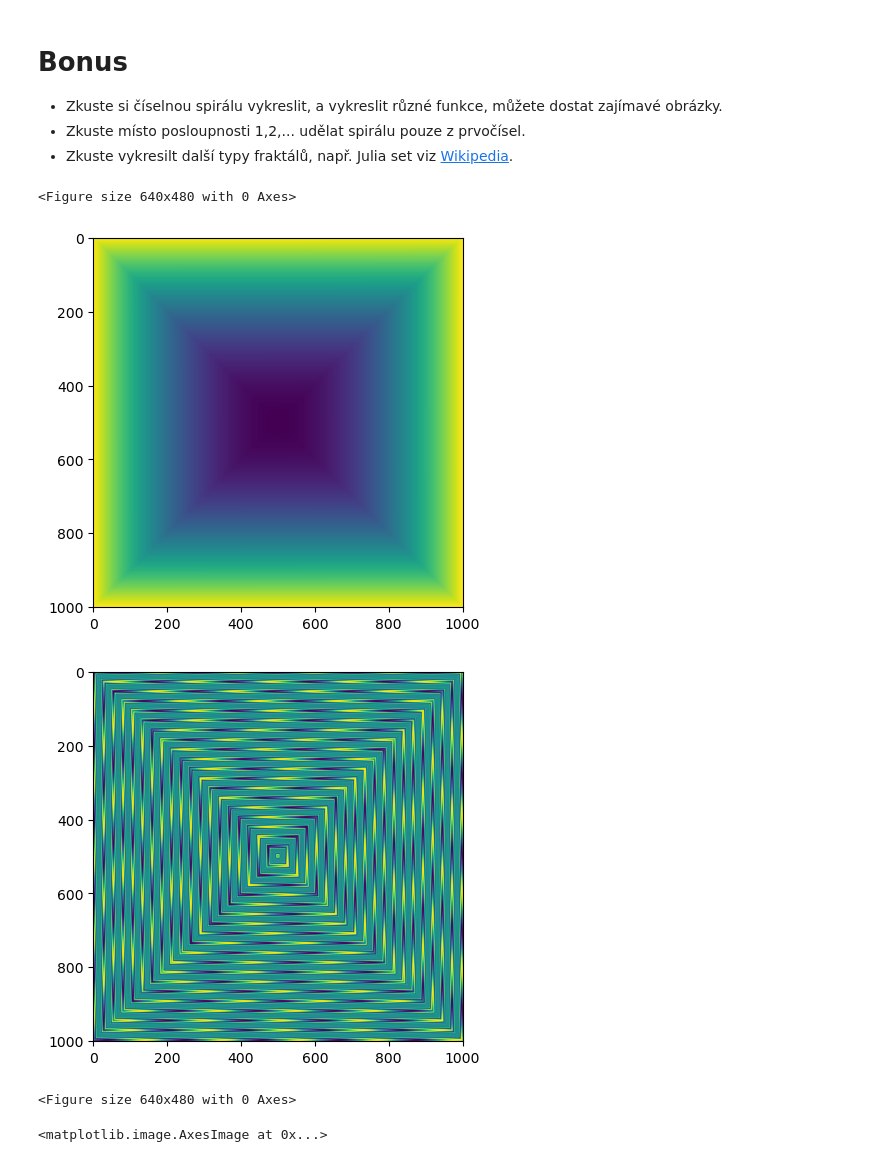
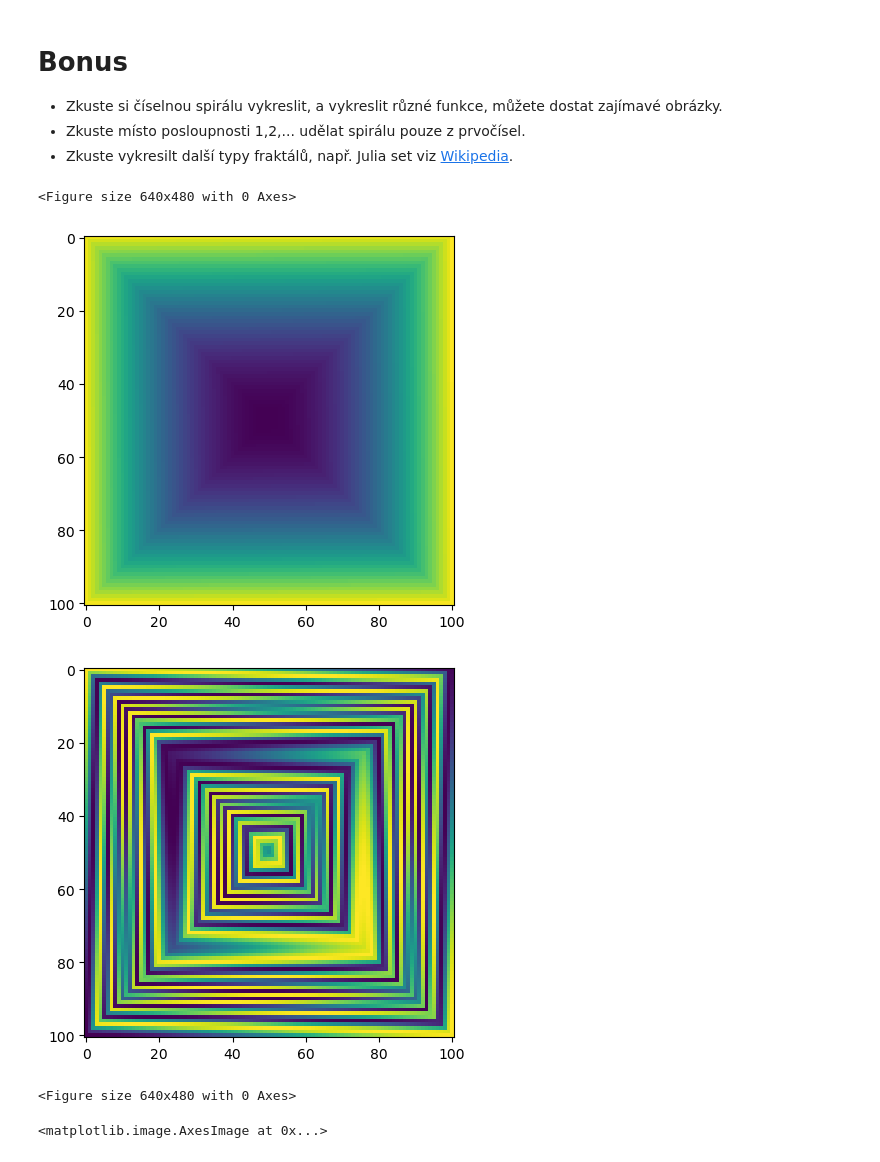
Before and after one commit to JonasKoziorek/VVP-koz0325, a Jupyter notebook: 03_ukoly.ipynb, the cells around one changed output. Drawn from its saved outputs; the diff is of its cells as text; code cells hidden in the pictures.

```diff
--- a/03_ukoly.ipynb
+++ b/03_ukoly.ipynb
@@ -260,16 +260,16 @@ plt.imshow(divergence_matrix,cmap="cividis")
 - Zkuste místo posloupnosti 1,2,... udělat spirálu pouze z prvočísel.
 - Zkuste vykresilt další typy fraktálů, např. Julia set viz [Wikipedia](https://en.wikipedia.org/wiki/Julia_set).
 # %%
-A = integer_spiral_numpy(1001)
+A = integer_spiral_numpy(101)
 plt.imshow(A)
 # new figure
 plt.figure()
 plt.imshow(np.sin(A*0.03))
 plt.figure()
 # %% [output]
 <Figure size 640x480 with 0 Axes>
-[figure, old version]
+[figure, new version]
-[figure, old version]
+[figure, new version]
 <Figure size 640x480 with 0 Axes>
 # %%
 def isPrime(p):
```
Also changed, not shown: parts of 1 cell of this notebook, 1 other file.
